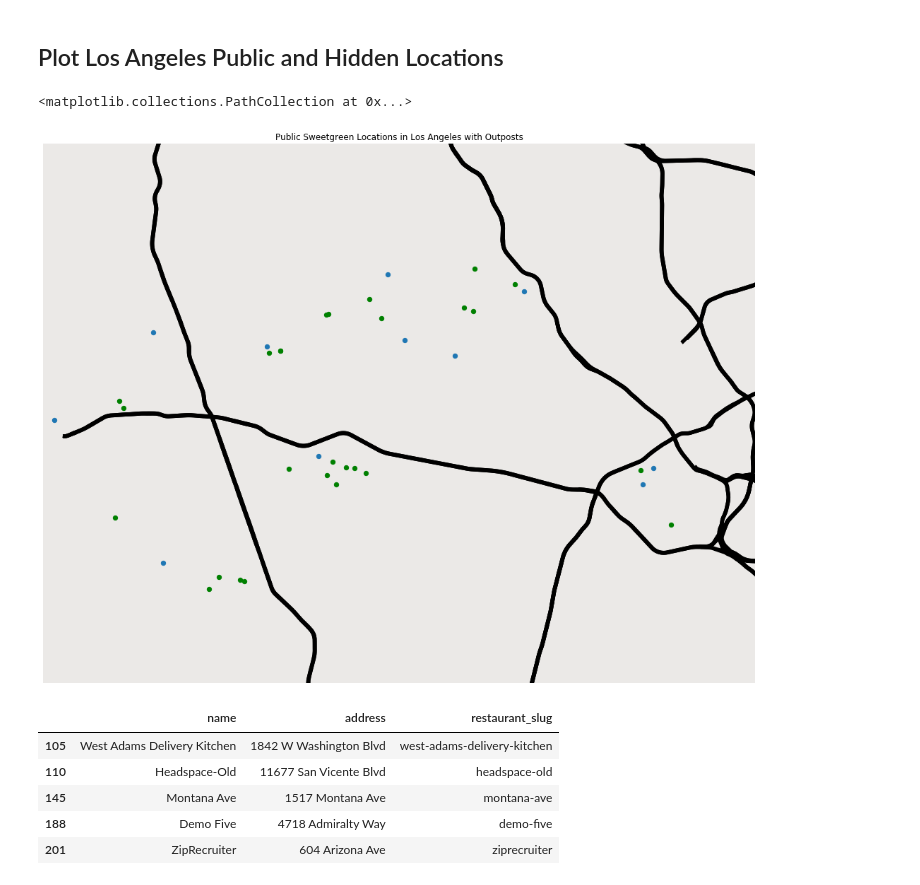
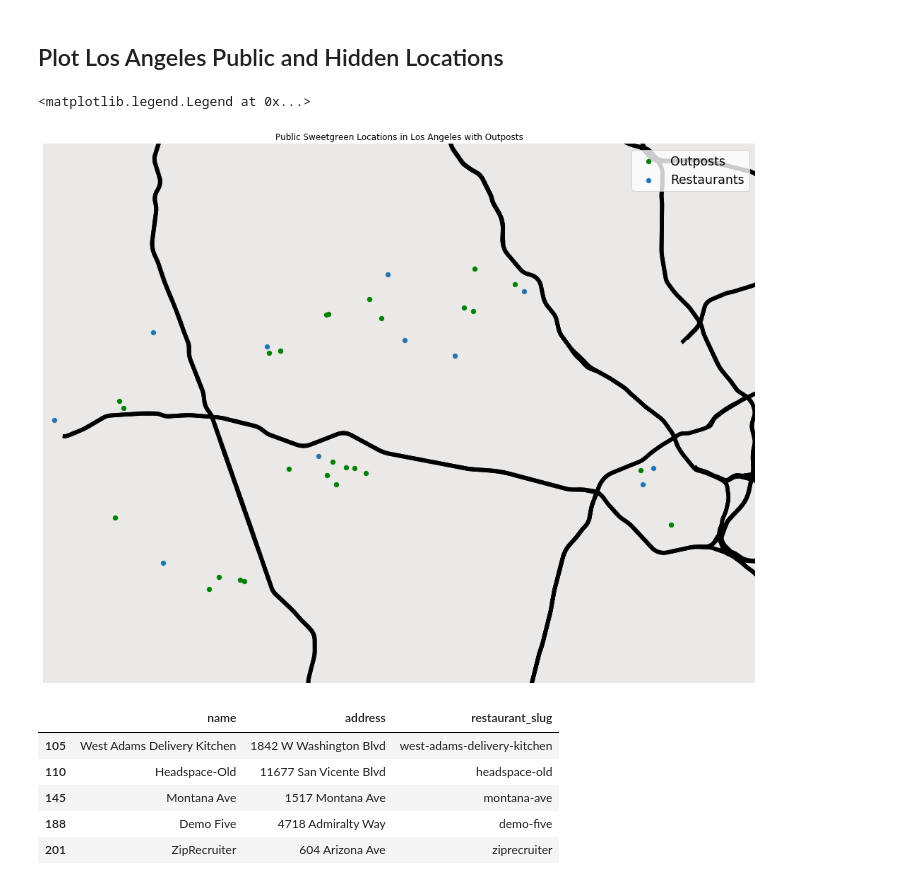
Before and after one commit to canyon289/sweetgreen, a Jupyter notebook: eda/RestaurantGeography.ipynb, the cells around one changed output. Cells and saved outputs as stored; diff of their text form; code cells hidden in the pictures.

Commit message:
Add legend to map and additional shapefile instructions

```diff
--- a/eda/RestaurantGeography.ipynb
+++ b/eda/RestaurantGeography.ipynb
@@ -93,23 +92,29 @@ Text(0.5, 1.0, 'Sweetgreen Locations across United States')
 # %%
 los_angeles_extent = [-118.489162, -118.230487, 34.115037, 33.980718]
 ax = plot_map(extent=los_angeles_extent, roads=True)
 ax.set_title("Public Sweetgreen Locations in Los Angeles with Outposts")
 
 outpost_mask = restaurants_df["is_outpost"]
 hidden_mask = restaurants_df["hidden"]
 
 # Plot Outposts
-ax.scatter(restaurants_df.loc[outpost_mask & ~hidden_mask, "longitude"].values,
+outposts = ax.scatter(restaurants_df.loc[outpost_mask & ~hidden_mask, "longitude"].values,
            restaurants_df.loc[outpost_mask & ~hidden_mask,"latitude"].values,
-           transform=ccrs.Geodetic(), s= 40, zorder=10, c="green")
+           transform=ccrs.Geodetic(), s= 40, zorder=10, c="green", label="Outposts")
 
 # Plot Restaurants
-ax.scatter(restaurants_df.loc[~outpost_mask & ~hidden_mask, "longitude"].values,
+restaurants = ax.scatter(restaurants_df.loc[~outpost_mask & ~hidden_mask, "longitude"].values,
            restaurants_df.loc[~outpost_mask & ~hidden_mask,"latitude"].values,
-           transform=ccrs.Geodetic(), s= 40, zorder=10)
+           transform=ccrs.Geodetic(), s= 40, zorder=10,  label='Restaurants')
+
+plt.legend((outposts, restaurants),
+           ('Outposts', 'Restaurants'),
+           scatterpoints=1,
+           loc='upper right',
+          fontsize="xx-large")
 # %% [output]
-<matplotlib.collections.PathCollection at 0x...>
+<matplotlib.legend.Legend at 0x...>
-[figure, old version]
+[figure, new version]
 # %%
 ax = plot_map(extent=los_angeles_extent, roads=True)
 ax.set_title("Hidden Sweetgreen Restaurants and Outposts in Los Angeles")
```
Also changed, not shown: parts of 1 cell of this notebook, 2 other files.
